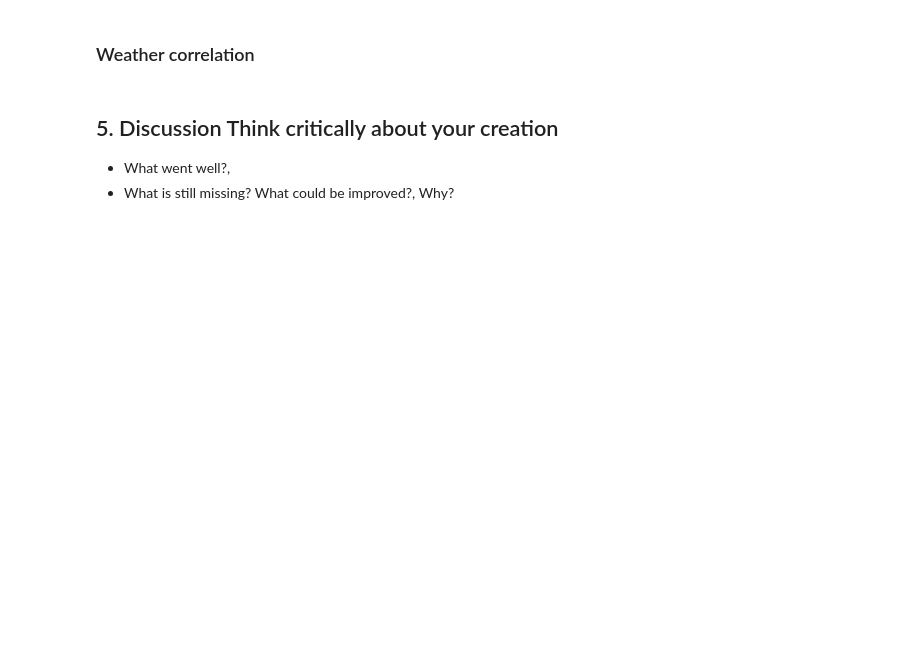
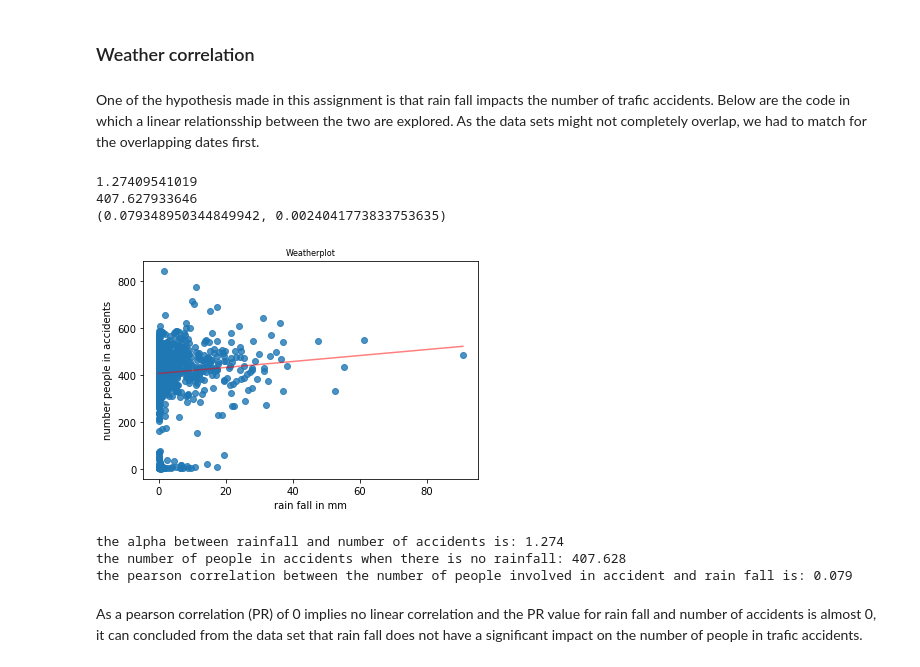
Before and after one commit to titanbender/titanbender.github.io, a Jupyter notebook: Final_project.ipynb, the cells around one changed output. Drawn from its saved outputs; the diff is of its cells as text; code cells hidden in the pictures; blank space fills up the shorter version.

```diff
--- a/Final_project.ipynb
+++ b/Final_project.ipynb
@@ -742,3 +478,0 @@ raw_weather_DF["YEAR"] = year.apply(lambda x: int(x[2]))
-# %%
-tmp = 'WESF'
-raw_weather_DF[['DATE',tmp]].head()
@@ -752,4 +479,2 @@ Last day of observations: 12/31/2016
-# %% [markdown]
-## 5. Discussion Think critically about your creation
-- What went well?,
-- What is still missing? What could be improved?, Why?
+# %% [markdown]
+One of the hypothesis made in this assignment is that rain fall impacts the number of trafic accidents. Below are the code in which a linear relationsship between the two are explored. As the data sets might not completely overlap, we had to match for the overlapping dates first.
@@ -755,0 +548,51 @@ Last day of observations: 12/31/2016
+# %%
+# linear regression
+from scipy import stats
+from scipy.stats.stats import pearsonr
+
+# create method to calculate alpha, beta and the plots for the regression
+def least_squares_lm_fit(x, y):
+    import numpy as np
+    N = len(x)
+    rho = stats.pearsonr(x,y)[0]
+    alpha = rho * np.std(y) / np.std(x)
+    beta = np.mean(y) - alpha * np.mean(x)
+    # for plotting line
+    line_x = list(np.linspace(min(x), max(x), num = N))
+    line_y = [beta + line_x[ii] * alpha for ii in range(0,len(line_x))]
+
+    return alpha, beta, line_x, line_y
+
+line_x = (least_squares_lm_fit(WeatherplotX, WeatherplotY)[2])
+line_y = least_squares_lm_fit(WeatherplotX, WeatherplotY)[3]
+alpha = least_squares_lm_fit(WeatherplotX, WeatherplotY)[0]
+beta = least_squares_lm_fit(WeatherplotX, WeatherplotY)[1]
+rho = pearsonr(WeatherplotX, WeatherplotY)
+
+print alpha
+print beta
+print rho
+# %% [output]
+1.27409541019
+407.627933646
+(0.079348950344849942, 0.0024041773833753635)
+# %%
+# plot the results found in last step
+plt.close('All')
+f, axarr = plt.subplots(1, 1)
+axarr.scatter(WeatherplotX, WeatherplotY, alpha=0.8)
+axarr.set_title('Weatherplot', fontsize = 8)
+axarr.plot(line_x, line_y, alpha=0.5, color = 'red')
+axarr.set_xlabel('rain fall in mm')
+axarr.set_ylabel('number people in accidents')
+plt.show()
+print "the alpha between rainfall and number of accidents is: {0:.3f}".format(alpha)
+print "the number of people in accidents when there is no rainfall: {0:.3f}".format(beta)
+print "the pearson correlation between the number of people involved in accident and rain fall is: {0:.3f}".format(rho[0])
+# %% [output]
+[figure, added]
+the alpha between rainfall and number of accidents is: 1.274
+the number of people in accidents when there is no rainfall: 407.628
+the pearson correlation between the number of people involved in accident and rain fall is: 0.079
+# %% [markdown]
+As a pearson correlation (PR) of 0 implies no linear correlation and the PR value for rain fall and number of accidents is almost 0, it can concluded from the data set that rain fall does not have a significant impact on the number of people in trafic accidents.
```
Also changed, not shown: parts of 106 cells of this notebook.
